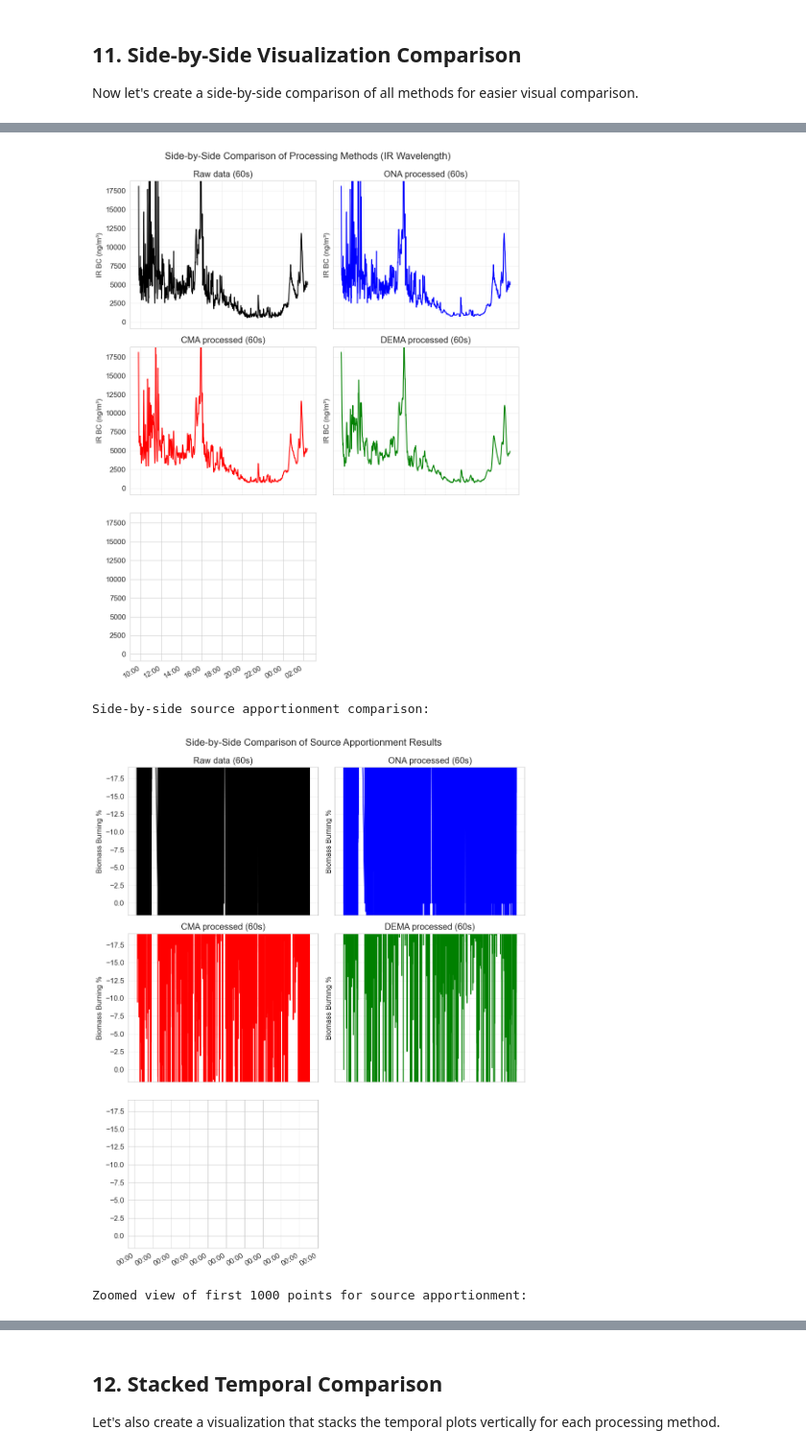
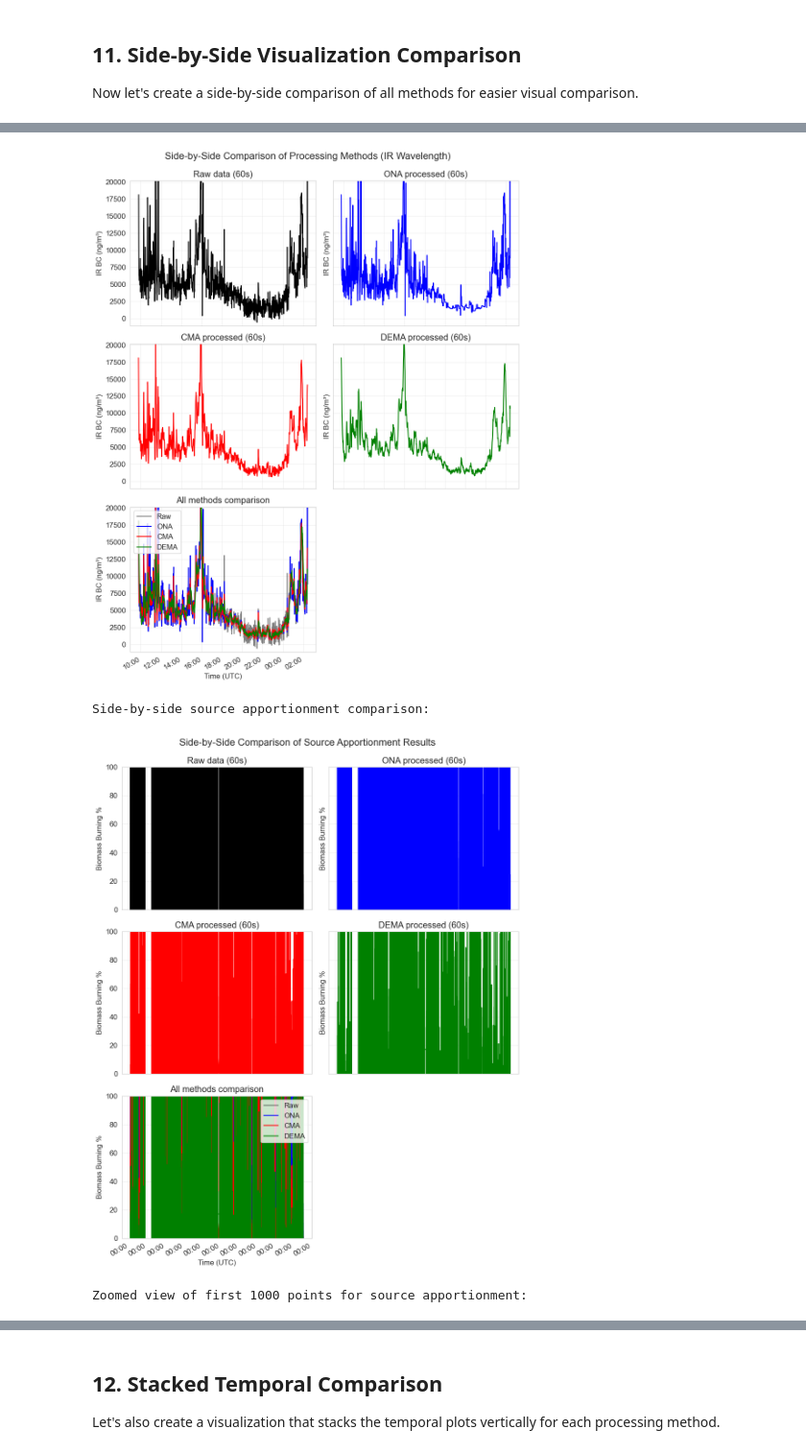
Before and after one commit to ahzs645/aethdata-analysis, a Jupyter notebook: Post Processing/CMA DEMA ONA Comparison.ipynb, the cells around one changed output, grey strips where cells are left out. Shown at 96% size. Cells and saved outputs as stored; diff of their text form; code cells hidden in the pictures.

Commit message:
Comparison switched to BCc and ATN 1 given research and decision

```diff
--- a/Post Processing/CMA DEMA ONA Comparison.ipynb
+++ b/Post Processing/CMA DEMA ONA Comparison.ipynb
@@ -866,7 +867,7 @@ def plot_source_apportionment_comparison(data_raw, data_ona, data_cma, data_dema
 # %%
 # Plot comparison for each wavelength
 for wavelength in ['Blue', 'IR']:
-    bc_col = f"{wavelength} BC1"
+    bc_col = f"{wavelength} BCc"
     ona_col = f"{wavelength}_BC_ONA"
     cma_col = f"{wavelength}_BC_CMA"
     dema_col = f"{wavelength}_BC_DEMA"
@@ -1092,13 +1104,21 @@ def plot_source_apportionment_side_by_side(data_raw, data_ona, data_cma, data_de
         print("Not enough methods to compare")
         return
 
+    total_panels = n_methods + 1  # Include comparison panel
+
     # Calculate grid dimensions (approximately square)
-    n_rows = int(np.ceil(np.sqrt(n_methods + 1)))
-    n_cols = int(np.ceil((n_methods + 1) / n_rows))
+    n_rows = int(np.ceil(np.sqrt(total_panels)))
+    n_cols = int(np.ceil(total_panels / n_rows))
 
     # Create a figure with a grid of subplots
     fig, axes = plt.subplots(n_rows, n_cols, figsize=(n_cols*5, n_rows*4), sharex=True, sharey=True)
-    axes = axes.flatten()  # Flatten for easier indexing
+
+    # Handle the case of a single row or column
+    if n_rows == 1 and n_cols == 1:
+        axes = np.array([axes])
+
+    # Flatten for easier indexing
+    axes = axes.flatten()
 
     # Create x-axis values
     if 'Time (UTC)' in plot_methods[0][1].columns:
@@ -1150,26 +1170,29 @@ def plot_source_apportionment_side_by_side(data_raw, data_ona, data_cma, data_de
         axes[i].set_ylim(ylim_bb)
         axes[i].grid(True, alpha=0.3)
 
-    # Plot all methods for comparison in the last panel
+    # Use the comparison panel (should be the next one after all individual method panels)
+    comp_idx = n_methods  # This should be the index for the comparison panel
+
+    # Plot all methods for comparison in the comparison panel
     for name, plot_data in plot_methods:
         if name == 'Raw':
-            axes[-1].plot(x, plot_data['BB_Percent'], 'k-', alpha=0.5, label=name)
+            axes[comp_idx].plot(x, plot_data['BB_Percent'], 'k-', alpha=0.5, label=name)
         elif name == 'ONA':
-            axes[-1].plot(x, plot_data['BB_Percent'], 'b-', label=name)
+            axes[comp_idx].plot(x, plot_data['BB_Percent'], 'b-', label=name)
         elif name == 'CMA':
-            axes[-1].plot(x, plot_data['BB_Percent'], 'r-', label=name)
+            axes[comp_idx].plot(x, plot_data['BB_Percent'], 'r-', label=name)
         elif name == 'DEMA':
-            axes[-1].plot(x, plot_data['BB_Percent'], 'g-', label=name)
+            axes[comp_idx].plot(x, plot_data['BB_Percent'], 'g-', label=name)
 
-    axes[-1].set_title('All methods comparison')
-    axes[-1].set_ylabel('Biomass Burning %')
-    axes[-1].set_xlabel(x_label)
-    axes[-1].set_ylim(ylim_bb)
-    axes[-1].grid(True, alpha=0.3)
-    axes[-1].legend()
+    axes[comp_idx].set_title('All methods comparison')
+    axes[comp_idx].set_ylabel('Biomass Burning %')
+    axes[comp_idx].set_xlabel(x_label)
+    axes[comp_idx].set_ylim(ylim_bb)
+    axes[comp_idx].grid(True, alpha=0.3)
+    axes[comp_idx].legend()
 
     # Hide any extra subplots
-    for i in range(n_methods + 1, len(axes)):
+    for i in range(total_panels, len(axes)):
         axes[i].set_visible(False)
 
     if x_label == 'Time (UTC)':
@@ -1187,7 +1210,7 @@ else:
 
 # Plot side-by-side comparison for each wavelength
 for wavelength in ['Blue', 'IR']:
-    bc_col = f"{wavelength} BC1"
+    bc_col = f"{wavelength} BCc"
 
     if bc_col in data.columns:
         print(f"\nSide-by-side comparison for {wavelength} wavelength:")
@@ -1224,5 +1247,5 @@ Side-by-side comparison for IR wavelength:
 Zoomed view of first 1000 points:
-[figure, old version]
+[figure, new version]
 Side-by-side source apportionment comparison:
-[figure, old version]
+[figure, new version]
 Zoomed view of first 1000 points for source apportionment:
```
Also changed, not shown: parts of 20 cells of this notebook.
